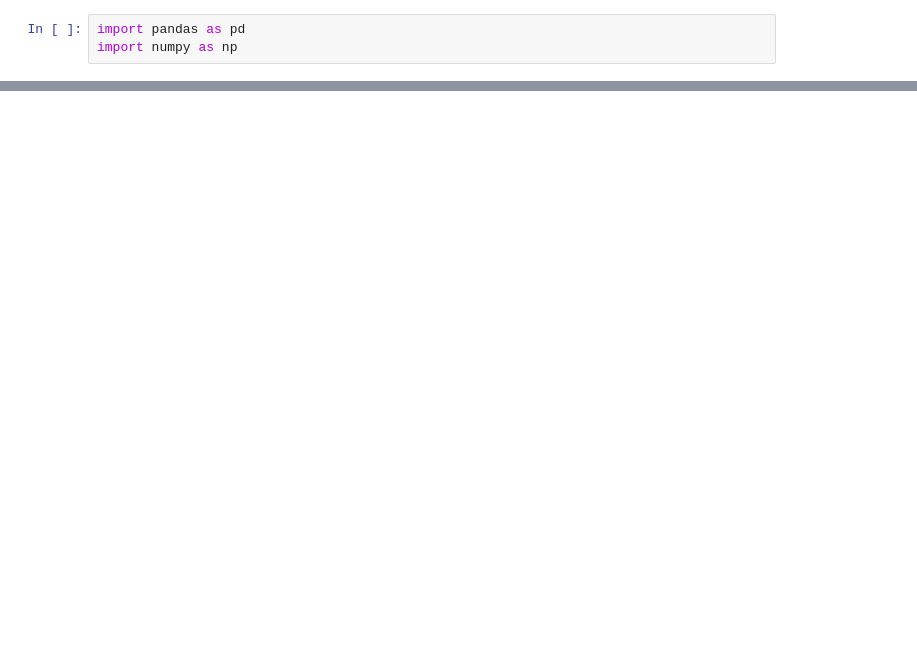
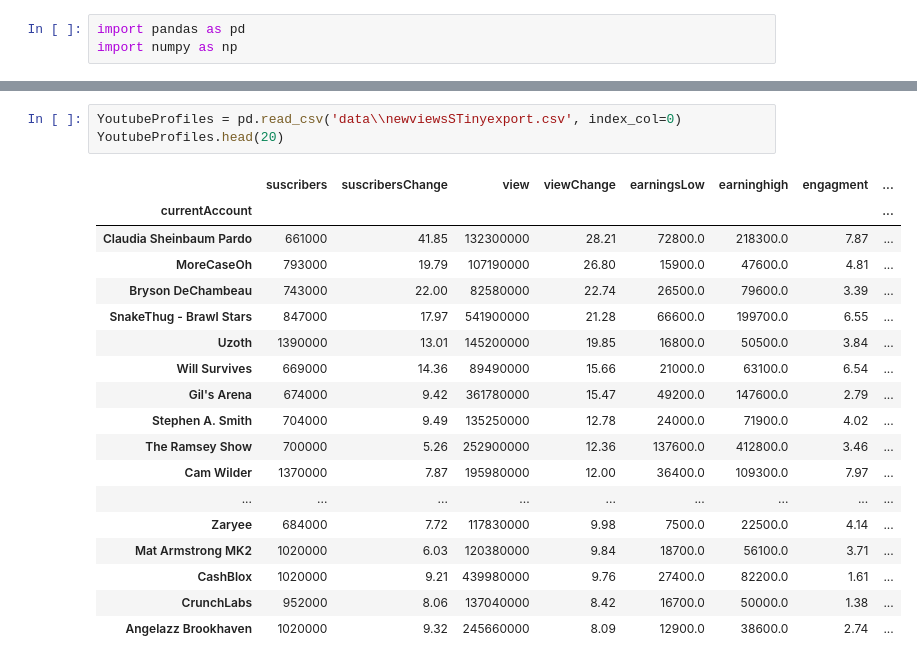
Before and after one commit to 4Fortune8/skimmer, a Jupyter notebook: AnalizeData.ipynb, the cells around one changed output, grey strips where cells are left out. Saved outputs shown, nothing was run; the diff lists cells and outputs as text; blank space fills up the shorter version.

```diff
--- a/AnalizeData.ipynb
+++ b/AnalizeData.ipynb
@@ -38,0 +106,22 @@ MassiveChannels.to_csv('data/massiveexport.csv')
+# %%
+YoutubeProfiles = pd.read_csv('data\\newviewsSTinyexport.csv', index_col=0)
+YoutubeProfiles.head(20)
+# %% [output]
+|  | suscribers | suscribersChange | view | viewChange | earningsLow | earninghigh | engagment | ... |
+| currentAccount |  |  |  |  |  |  |  | ... |
+| Claudia Sheinbaum Pardo | 661000 | 41.85 | 132300000 | 28.21 | 72800.0 | 218300.0 | 7.87 | ... |
+| MoreCaseOh | 793000 | 19.79 | 107190000 | 26.80 | 15900.0 | 47600.0 | 4.81 | ... |
+| Bryson DeChambeau | 743000 | 22.00 | 82580000 | 22.74 | 26500.0 | 79600.0 | 3.39 | ... |
+| SnakeThug - Brawl Stars | 847000 | 17.97 | 541900000 | 21.28 | 66600.0 | 199700.0 | 6.55 | ... |
+| Uzoth | 1390000 | 13.01 | 145200000 | 19.85 | 16800.0 | 50500.0 | 3.84 | ... |
+| Will Survives | 669000 | 14.36 | 89490000 | 15.66 | 21000.0 | 63100.0 | 6.54 | ... |
+| Gil's Arena | 674000 | 9.42 | 361780000 | 15.47 | 49200.0 | 147600.0 | 2.79 | ... |
+| Stephen A. Smith | 704000 | 9.49 | 135250000 | 12.78 | 24000.0 | 71900.0 | 4.02 | ... |
+| The Ramsey Show | 700000 | 5.26 | 252900000 | 12.36 | 137600.0 | 412800.0 | 3.46 | ... |
+| Cam Wilder | 1370000 | 7.87 | 195980000 | 12.00 | 36400.0 | 109300.0 | 7.97 | ... |
+| ... | ... | ... | ... | ... | ... | ... | ... | ... |
+| Zaryee | 684000 | 7.72 | 117830000 | 9.98 | 7500.0 | 22500.0 | 4.14 | ... |
+| Mat Armstrong MK2 | 1020000 | 6.03 | 120380000 | 9.84 | 18700.0 | 56100.0 | 3.71 | ... |
+| CashBlox | 1020000 | 9.21 | 439980000 | 9.76 | 27400.0 | 82200.0 | 1.61 | ... |
+| CrunchLabs | 952000 | 8.06 | 137040000 | 8.42 | 16700.0 | 50000.0 | 1.38 | ... |
+| Angelazz Brookhaven | 1020000 | 9.32 | 245660000 | 8.09 | 12900.0 | 38600.0 | 2.74 | ... |
```
Also changed, not shown: parts of 8 cells of this notebook, 7 other files.
